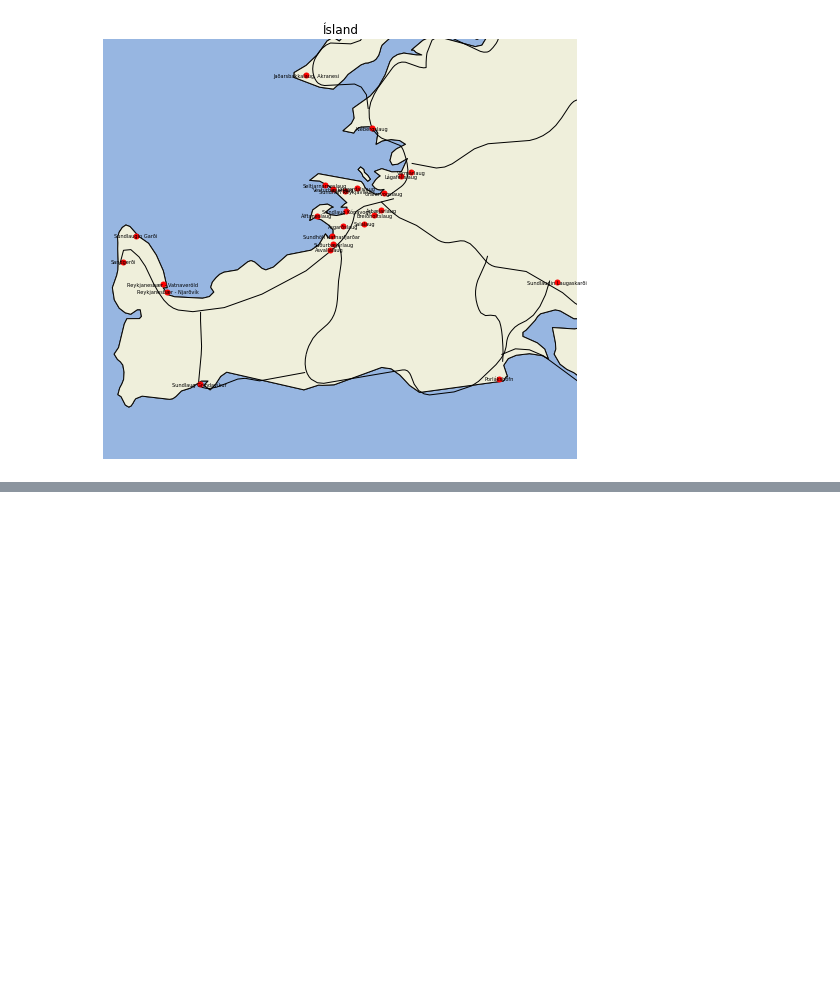
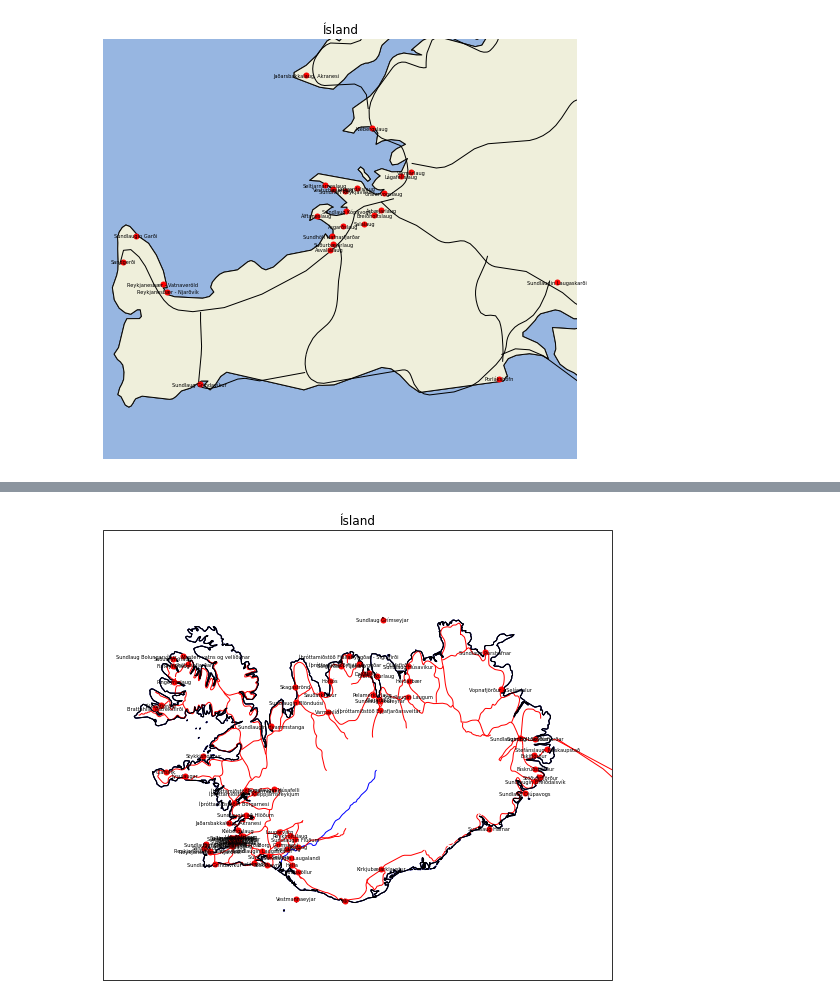
Before and after one commit to odinndagur/sundlaugar, a Jupyter notebook: kort.ipynb, the cells around one changed output, grey strips where cells are left out. Saved outputs shown, nothing was run; the diff lists cells and outputs as text; code cells hidden in the pictures; blank space fills up the shorter version.

```diff
--- a/kort.ipynb
+++ b/kort.ipynb
@@ -113,63 +113,49 @@ plt.show()
 45
 [figure]
 # %%
-# fig = plt.figure(figsize=a5_landscape)
+fig = plt.figure(figsize=(a4_landscape))
+ax = plt.axes(projection=ccrs.Mercator())
+plt.rcParams['svg.fonttype'] = 'none'
 
-# # ax = fig.add_subplot(1,1,1,projection=ccrs.Mercator())
-# ax = plt.axes(projection=ccrs.Mercator())
+region_extent = iceland_extent
+ax.set_extent(region_extent, crs=ccrs.PlateCarree())
+ax.set_title('Ísland')
+ax.coastlines()
 
-# # ax.set_global()
-# region_extent = iceland_extent
-# ax.set_extent(region_extent, crs=ccrs.PlateCarree())
-# # ax.set_title('Ísland')
+# drop points from df if out of range of region_extent
+df = df.drop(df[(df.latitude < region_extent[0]) | (df.latitude > region_extent[1]) | (df.longitude < region_extent[2]) | (df.longitude > region_extent[3])].index)
+coast = cfeature.NaturalEarthFeature(category='physical', scale='10m', facecolor='none', name='coastline', edgecolor='black')
+land_50m = cfeature.NaturalEarthFeature('physical', 'land', '10m', edgecolor='black', facecolor='none')# facecolor=cfeature.COLORS['land'])
+rivers_50m = cfeature.NaturalEarthFeature('physical', 'rivers_lake_centerlines', '10m',edgecolor='blue',facecolor='none')
+glaciers = cfeature.NaturalEarthFeature(category='physical', name='glaciated_areas', scale='10m', edgecolor='white',facecolor='none')
+roads = cfeature.NaturalEarthFeature('cultural', 'roads', '10m',edgecolor='red',facecolor='none')
 
-# # drop points from df if out of range of region_extent
-# # print(len(df))
-# # print(region_extent,df.latitude.min(),df.latitude.max(),df.longitude.min(),df.longitude.max())
-# # (-22.769, -21.11, 63.729, 64.373) 66.5393464707103 63.41745892482214 -13.688923893115202 -23.98793935775757
-# df = df.drop(df[(df.latitude < region_extent[0]) | (df.latitude > region_extent[1]) | (df.longitude < region_extent[2]) | (df.longitude > region_extent[3])].index)
-# # coast = cfeature.NaturalEarthFeature(category='physical', scale='10m', facecolor='none', name='coastline')
-# # feature = ax.add_feature(coast, edgecolor='gray')
-
-# # ax.coastlines()
-# # ax.add_feature(cartopy.feature.OCEAN)
-# # ax.add_feature(cartopy.feature.LAND, edgecolor='black')
-# # land_10m = cfeature.NaturalEarthFeature('physical', 'land', '10m', edgecolor='none', facecolor=cfeature.COLORS['land'])
-# land_10m = cfeature.NaturalEarthFeature('physical', 'land', '10m', edgecolor='none', facecolor='black')
-# ax.add_feature(land_10m)
-# # rivers_50m = cfeature.NaturalEarthFeature('physical', 'rivers_lake_centerlines', '10m')
-# # ax.add_feature(rivers_50m,edgecolor='blue',facecolor='none')
-# # ax.add_feature(cfeature.NaturalEarthFeature('cultural', 'roads', '10m',edgecolor='black',facecolor='none'))
-
-# # ax.gridlines()
-
-# # glaciers = cfeature.NaturalEarthFeature(category='physical', name='glaciated_areas', scale='10m', facecolor='black')
-# # ax.add_feature(glaciers)
+ax.add_feature(rivers_50m)
+ax.add_feature(roads)
+ax.add_feature(cartopy.feature.OCEAN,edgecolor='blue',facecolor='none')
+# ax.add_feature(cartopy.feature.LAND, edgecolor='black')
+ax.add_feature(land_50m)
+ax.add_feature(glaciers)
 
 
-# # plot swimming pools as red dots
-# # plt.plot(df['latitude'],df['longitude'],df['name'],
-# #          color='red', marker='o',
-# #          markersize=5,
-# #          linestyle="None",
-# #          transform=ccrs.Geodetic(),
-# #          )
+# plot swimming pools as red dots
+plt.plot(df['latitude'],df['longitude'],df['name'],
+         color='red', marker='o',
+         markersize=5,
+         linestyle="None",
+         transform=ccrs.Geodetic(),
+         )
 
-# # adm1_shapes = list(shpreader.Reader(fname).geometries())
-# # ax.add_geometries(adm1_shapes, ccrs.PlateCarree(), edgecolor='black', facecolor='none', alpha=1)
-# # import matplotlib.patheffects as PathEffects
+#pool names
+transform = ccrs.Mercator()._as_mpl_transform(ax)
+print('transform: ',transform)
+for index, obj in df.iterrows():
+    if(obj['longitude'] > 0):
+        ax.text(obj['latitude'],obj['longitude'], obj['name'], color='black', size=5, ha='center', va='center', transform=ccrs.PlateCarree())#,
 
-# # print(len(df))
-# # transform = ccrs.Mercator()._as_mpl_transform(ax)
-# # for index, obj in df.iterrows():
-# #     if(obj['longitude'] > 0):
-# #         # print(obj)
-# #         ax.text(obj['latitude'],obj['longitude'], obj['name'], color='black', size=5, ha='center', va='center', transform=ccrs.PlateCarree())#,
-# #                         # path_effects=[PathEffects.withStroke(linewidth=5, foreground="k", alpha=.8)])
-# #         # ax.text(obj['latitude'],obj['longitude'], obj['name'], color='black', size=15, ha='center', va='center', transform=transform)
-# # plt.gca().set_axis_off()
-# plt.subplots_adjust(top = 1, bottom = 0, right = 1, left = 0,
-#             hspace = 0, wspace = 0)
-# plt.margins(0,0)
-# plt.savefig('output/utlinur.svg',pad_inches = 0, bbox_inches='tight')
-# plt.show()
+# plt.gca().set_axis_off() #to remove border
+
+fig.set_clip_box(ax.get_window_extent())
+plt.savefig('island-allt.svg')
+plt.show()
+# %% [output]
@@ -175,0 +179 @@ plt.show()
+[figure, added]
```
Also changed, not shown: parts of 2 cells of this notebook, 51 other files.
